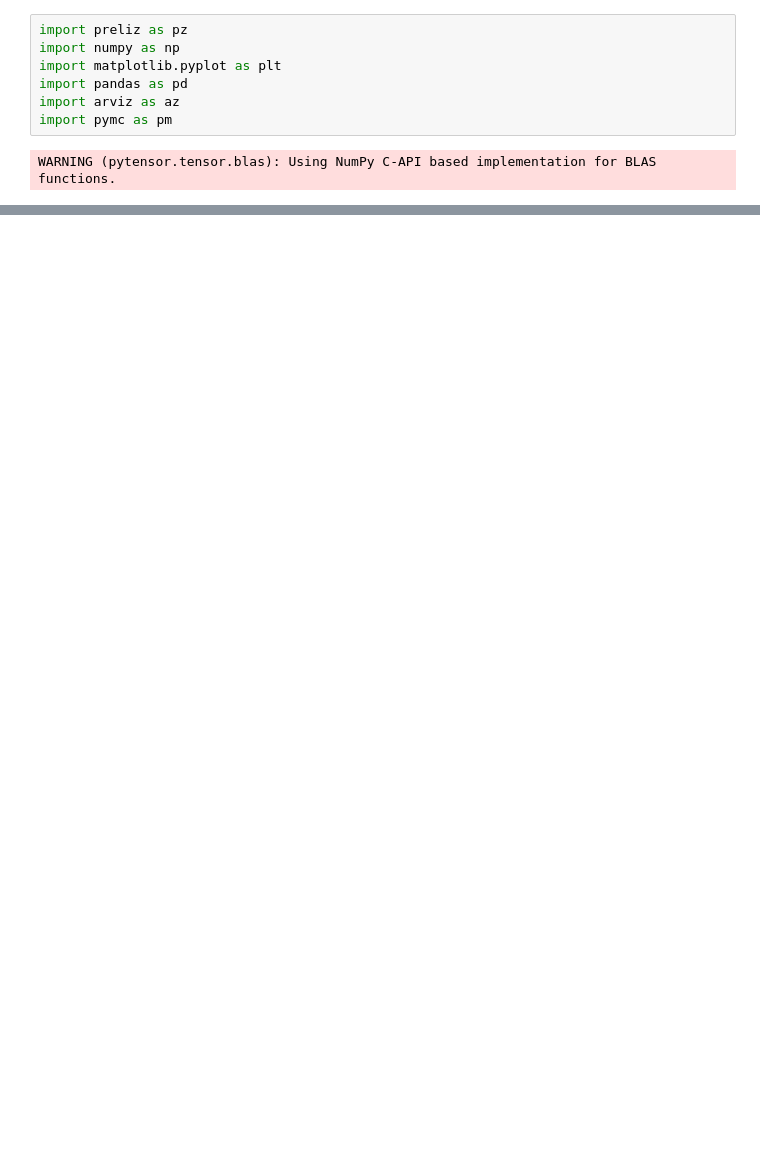
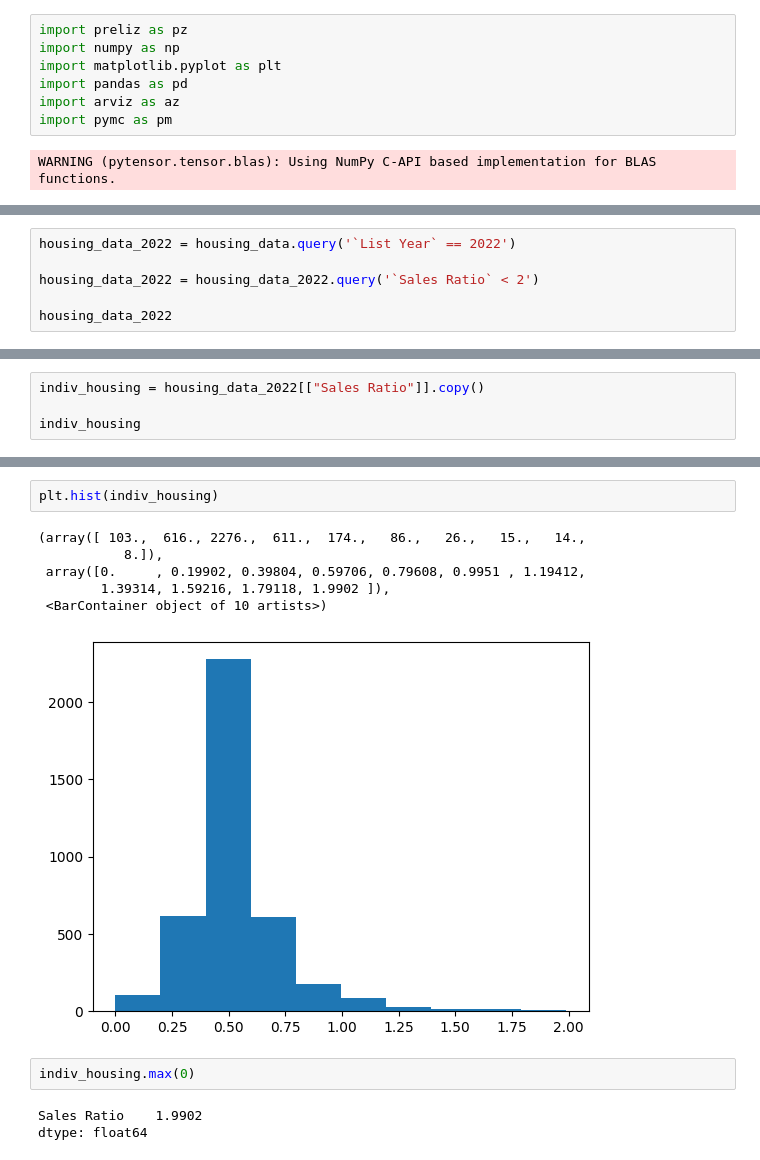
Before and after one commit to aahFancyGun/dataScienceClass, a Jupyter notebook: unit3/YangChauU3Proj.ipynb.ipynb, the cells around one changed output, grey strips where cells are left out. Cells and saved outputs as stored; diff of their text form; blank space fills up the shorter version.

```diff
--- a/unit3/YangChauU3Proj.ipynb.ipynb
+++ b/unit3/YangChauU3Proj.ipynb.ipynb
@@ -64,0 +50,6 @@ NotImplementedError: 'AnnAssign' nodes are not implemented
+# %%
+housing_data_2022 = housing_data.query('`List Year` == 2022')
+
+housing_data_2022 = housing_data_2022.query('`Sales Ratio` < 2')
+
+housing_data_2022
@@ -64,0 +70,4 @@ NotImplementedError: 'AnnAssign' nodes are not implemented
+# %%
+indiv_housing = housing_data_2022[["Sales Ratio"]].copy()
+
+indiv_housing
@@ -64,0 +88,14 @@ NotImplementedError: 'AnnAssign' nodes are not implemented
+# %%
+plt.hist(indiv_housing)
+# %% [output]
+(array([ 103.,  616., 2276.,  611.,  174.,   86.,   26.,   15.,   14.,
+           8.]),
+ array([0.     , 0.19902, 0.39804, 0.59706, 0.79608, 0.9951 , 1.19412,
+        1.39314, 1.59216, 1.79118, 1.9902 ]),
+ <BarContainer object of 10 artists>)
+[figure, added]
+# %%
+indiv_housing.max(0)
+# %% [output]
+Sales Ratio    1.9902
+dtype: float64
```
Also changed, not shown: parts of 11 cells of this notebook, 1 other file.
